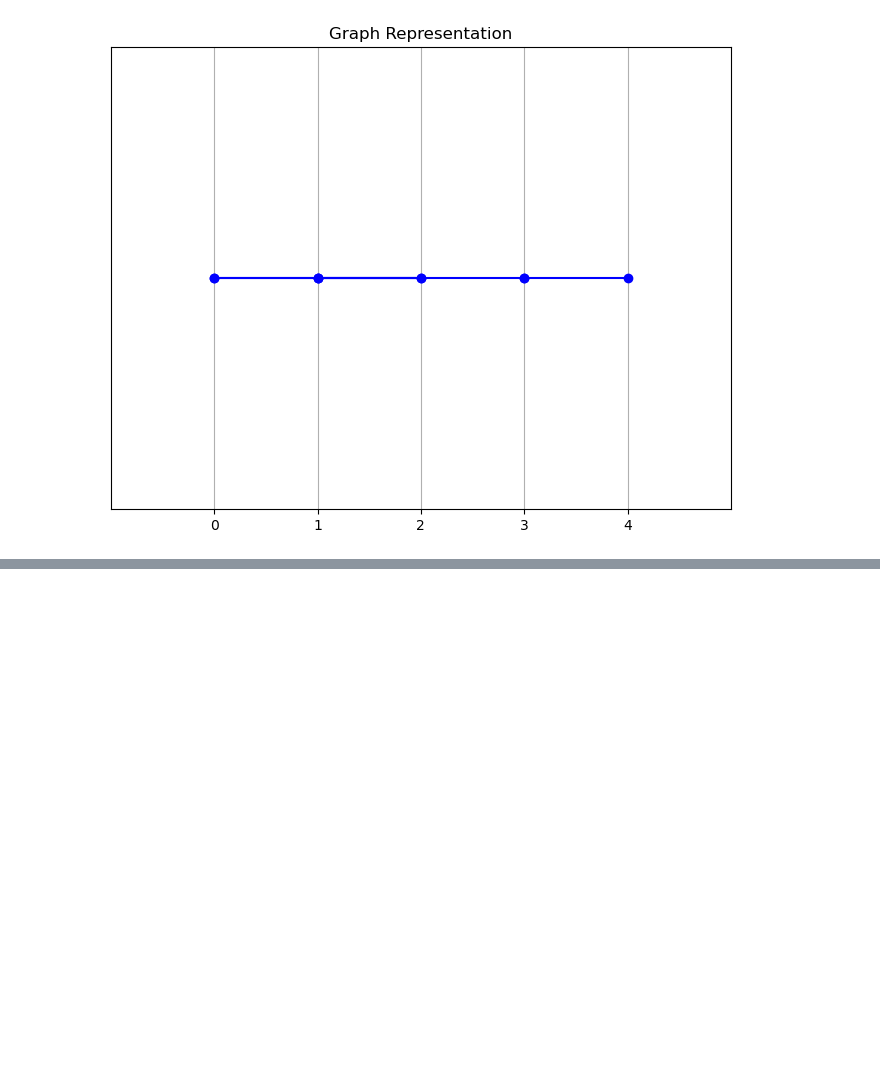
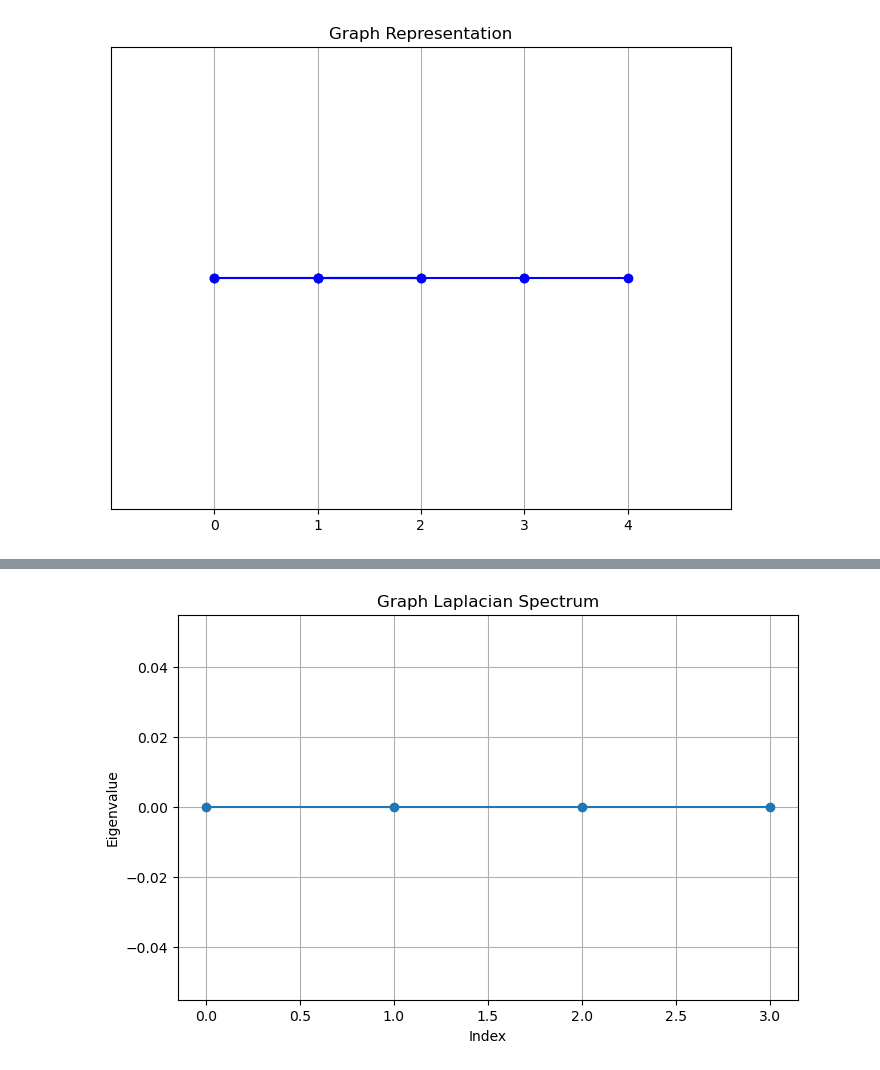
Before and after one commit to rocky115/DeepMythomatics, a Jupyter notebook: ManVSMachine/Clustering-Gunthaa/Hierarchial_Clustering/The_Blue_Moon_And_росомаха_9.ipynb, the cells around one changed output, grey strips where cells are left out. Saved outputs shown, nothing was run; the diff lists cells and outputs as text; code cells hidden in the pictures; blank space fills up the shorter version.

```diff
--- a/ManVSMachine/Clustering-Gunthaa/Hierarchial_Clustering/The_Blue_Moon_And_росомаха_9.ipynb
+++ b/ManVSMachine/Clustering-Gunthaa/Hierarchial_Clustering/The_Blue_Moon_And_росомаха_9.ipynb
@@ -701,0 +758,84 @@ Laplacian Matrix:
+# %%
+import matplotlib.pyplot as plt
+
+# Function to compute the degree matrix D for a graph
+def degree_matrix(adj_matrix):
+    # Degree matrix is diagonal with node degrees
+    degrees = [sum(row) for row in adj_matrix]
+    D = [[degrees[i] if i == j else 0 for j in range(len(adj_matrix))] for i in range(len(adj_matrix))]
+    return D
+
+# Function to compute the combinatorial graph Laplacian L
+def graph_laplacian(adj_matrix):
+    D = degree_matrix(adj_matrix)
+    # L = D - A, where A is the adjacency matrix
+    L = [[D[i][j] - adj_matrix[i][j] for j in range(len(adj_matrix))] for i in range(len(adj_matrix))]
+    return L
+
+# Function to compute the eigenvalues and eigenvectors (via power iteration)
+def power_iteration(A, num_simulations=1000):
+    b_k = [1] * len(A)  # initial random vector
+    for _ in range(num_simulations):
+        # Multiply by matrix
+        b_k1 = [sum(A[i][j] * b_k[j] for j in range(len(A))) for i in range(len(A))]
+        # Normalize the vector
+        norm = sum(x**2 for x in b_k1) ** 0.5
+
+        if norm == 0:  # Avoid division by zero
+            return b_k  # Return the current vector as is
+
+        b_k = [x / norm for x in b_k1]
+    return b_k
+
+# Function to find eigenvalues and eigenvectors
+def eigen_decomposition(L):
+    eigenvalues = []
+    eigenvectors = []
+
+    # Perform power iteration for each dimension (basic simulation here for simplicity)
+    for _ in range(len(L)):
+        eigenvector = power_iteration(L)
+        eigenvectors.append(eigenvector)
+        # Approximate eigenvalue by Rayleigh quotient
+        eigenvalue = sum(eigenvector[i] * sum(L[i][j] * eigenvector[j] for j in range(len(L))) for i in range(len(L)))
+        eigenvalues.append(eigenvalue)
+
+    # Sort by eigenvalue
+    sorted_pairs = sorted(zip(eigenvalues, eigenvectors), key=lambda x: x[0])
+    sorted_eigenvalues, sorted_eigenvectors = zip(*sorted_pairs)
+
+    return sorted_eigenvalues, sorted_eigenvectors
+
+# Plotting the spectrum (eigenvalues)
+def plot_spectrum(eigenvalues):
+    plt.figure(figsize=(8, 5))
+    plt.plot(eigenvalues, marker='o')
+    plt.title("Graph Laplacian Spectrum")
+    plt.xlabel("Index")
+    plt.ylabel("Eigenvalue")
+    plt.grid(True)
+    plt.show()
+
+# Example adjacency matrix for an undirected graph
+adj_matrix = [
+    [0, 1, 0, 1],
+    [1, 0, 1, 1],
+    [0, 1, 0, 1],
+    [1, 1, 1, 0]
+]
+
+# Compute the graph Laplacian
+L = graph_laplacian(adj_matrix)
+
+# Get the eigenvalues and eigenvectors
+eigenvalues, eigenvectors = eigen_decomposition(L)
+
+# Display results
+print("Eigenvalues:", eigenvalues)
+print("Eigenvectors:")
+for vec in eigenvectors:
+    print(vec)
+
+# Plot the graph spectrum
+plot_spectrum(eigenvalues)
+# %% [output]
@@ -701,0 +848 @@ Laplacian Matrix:
+[figure, added]
```
Also changed, not shown: parts of 10 cells of this notebook, 1 other file.
